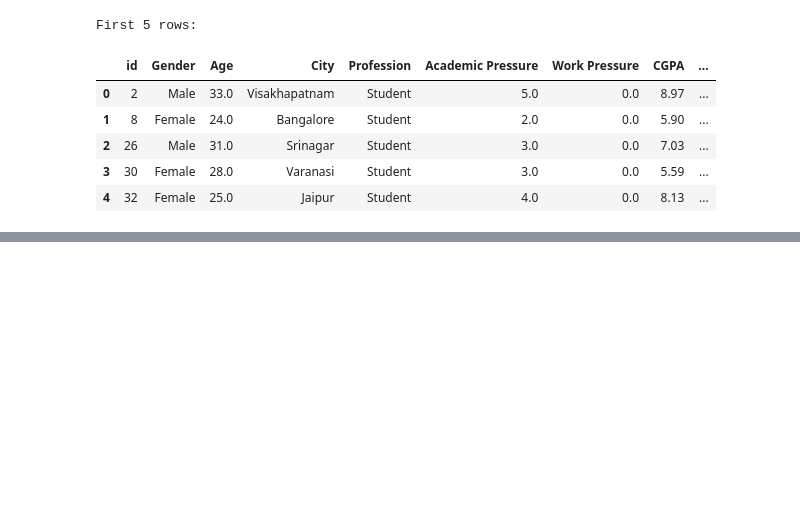
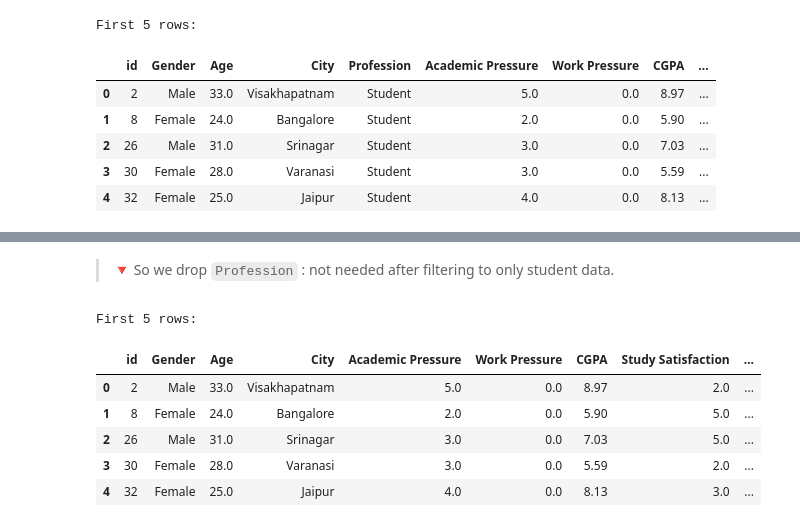
Before and after one commit to SeminiAmanda/student-depression-predictor, a Jupyter notebook: notebooks/FC110552_mithula-cbw/01_data_preprocessing.ipynb, the cells around one changed output, grey strips where cells are left out. Saved outputs shown, nothing was run; the diff lists cells and outputs as text; code cells hidden in the pictures; blank space fills up the shorter version.

Commit message:
drop Profession column

```diff
--- a/notebooks/FC110552_mithula-cbw/01_data_preprocessing.ipynb
+++ b/notebooks/FC110552_mithula-cbw/01_data_preprocessing.ipynb
@@ -188,0 +233,16 @@ First 5 rows:
+# %% [markdown]
+> 🔻 So we drop `Profession` : not needed after filtering to only student data.
+# %%
+# 📌 1.11 - Drop the column in place
+df.drop(['Profession'], axis=1, inplace=True)
+# %%
+# A quick look at the data frame after the changes
+print_head(df)
+# %% [output]
+First 5 rows:
+|  | id | Gender | Age | City | Academic Pressure | Work Pressure | CGPA | Study Satisfaction | ... |
+| 0 | 2 | Male | 33.0 | Visakhapatnam | 5.0 | 0.0 | 8.97 | 2.0 | ... |
+| 1 | 8 | Female | 24.0 | Bangalore | 2.0 | 0.0 | 5.90 | 5.0 | ... |
+| 2 | 26 | Male | 31.0 | Srinagar | 3.0 | 0.0 | 7.03 | 5.0 | ... |
+| 3 | 30 | Female | 28.0 | Varanasi | 3.0 | 0.0 | 5.59 | 2.0 | ... |
+| 4 | 32 | Female | 25.0 | Jaipur | 4.0 | 0.0 | 8.13 | 3.0 | ... |
```
Also changed, not shown: parts of 4 cells of this notebook.
